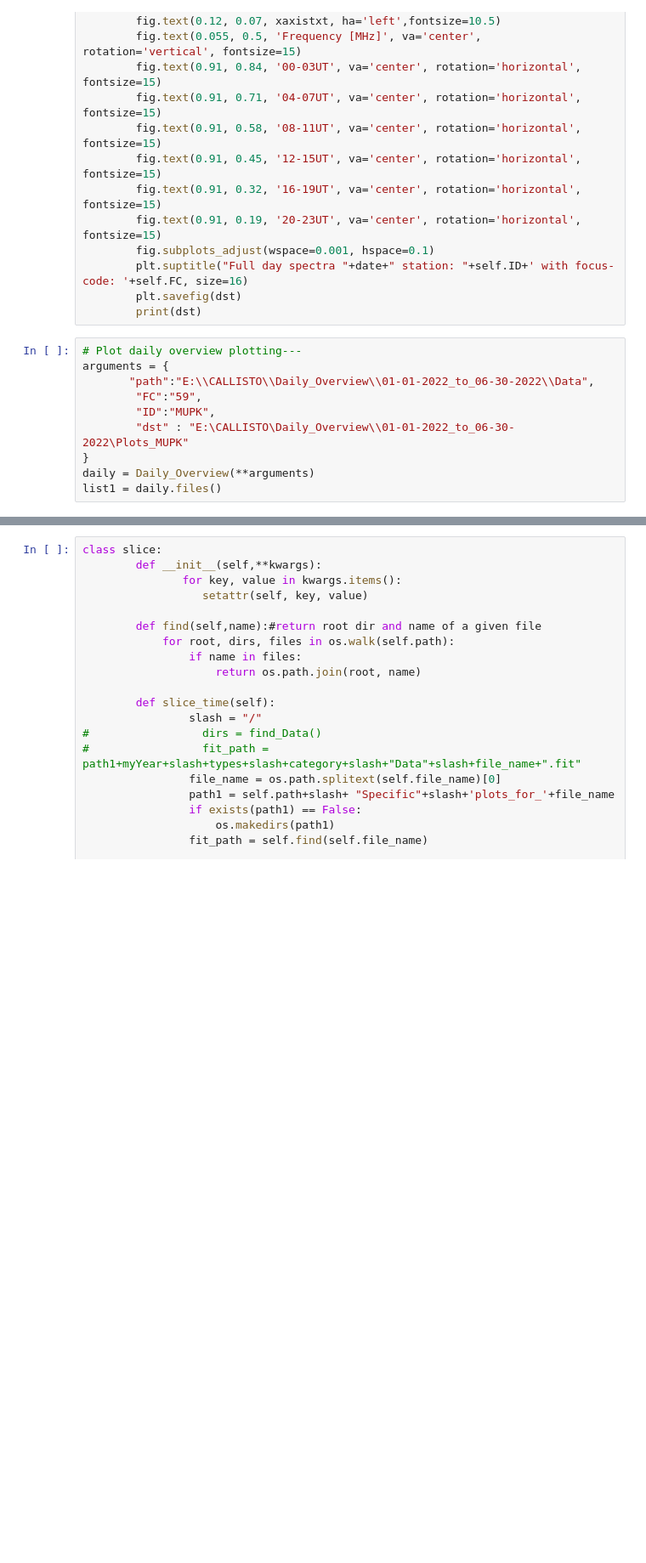
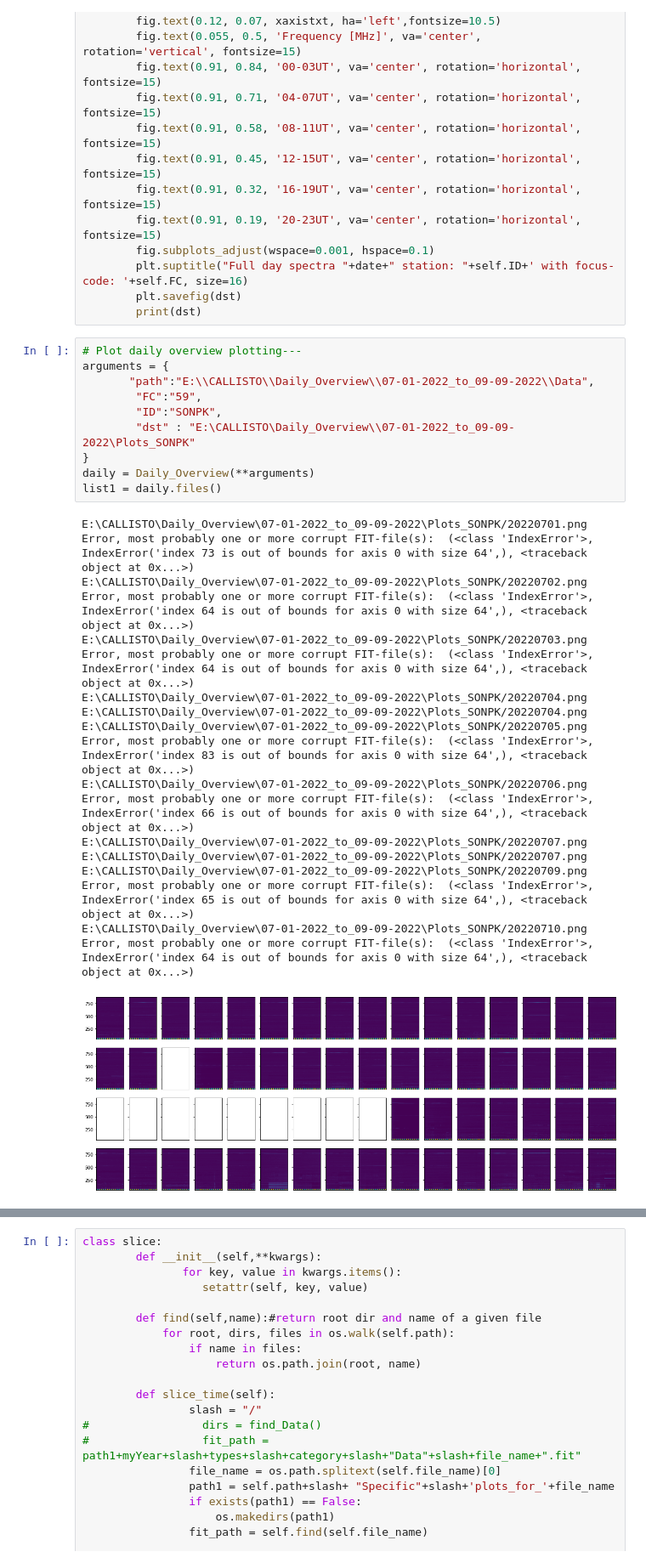
Before and after one commit to Yasirkhan1301/Callisto-Codes, a Jupyter notebook: Auto_processor.ipynb, the cells around one changed output, grey strips where cells are left out. Shown at 85% size. Saved outputs shown, nothing was run; the diff lists cells and outputs as text; blank space fills up the shorter version.

```diff
--- a/Auto_processor.ipynb
+++ b/Auto_processor.ipynb
@@ -461,10 +465,30 @@ class Daily_Overview:
 # %%
 # Plot daily overview plotting---
 arguments = {
-       "path":"E:\\CALLISTO\\Daily_Overview\\01-01-2022_to_06-30-2022\\Data",
+       "path":"E:\\CALLISTO\\Daily_Overview\\07-01-2022_to_09-09-2022\\Data",
         "FC":"59",
-        "ID":"MUPK",
-        "dst" : "E:\CALLISTO\Daily_Overview\\01-01-2022_to_06-30-2022\Plots_MUPK"
+        "ID":"SONPK",
+        "dst" : "E:\CALLISTO\Daily_Overview\\07-01-2022_to_09-09-2022\Plots_SONPK"
 }
 daily = Daily_Overview(**arguments)
 list1 = daily.files()
+# %% [output]
+E:\CALLISTO\Daily_Overview\07-01-2022_to_09-09-2022\Plots_SONPK/20220701.png
+Error, most probably one or more corrupt FIT-file(s):  (<class 'IndexError'>, IndexError('index 73 is out of bounds for axis 0 with size 64',), <traceback object at 0x...>)
+E:\CALLISTO\Daily_Overview\07-01-2022_to_09-09-2022\Plots_SONPK/20220702.png
+Error, most probably one or more corrupt FIT-file(s):  (<class 'IndexError'>, IndexError('index 64 is out of bounds for axis 0 with size 64',), <traceback object at 0x...>)
+E:\CALLISTO\Daily_Overview\07-01-2022_to_09-09-2022\Plots_SONPK/20220703.png
+Error, most probably one or more corrupt FIT-file(s):  (<class 'IndexError'>, IndexError('index 64 is out of bounds for axis 0 with size 64',), <traceback object at 0x...>)
+E:\CALLISTO\Daily_Overview\07-01-2022_to_09-09-2022\Plots_SONPK/20220704.png
+E:\CALLISTO\Daily_Overview\07-01-2022_to_09-09-2022\Plots_SONPK/20220704.png
+E:\CALLISTO\Daily_Overview\07-01-2022_to_09-09-2022\Plots_SONPK/20220705.png
+Error, most probably one or more corrupt FIT-file(s):  (<class 'IndexError'>, IndexError('index 83 is out of bounds for axis 0 with size 64',), <traceback object at 0x...>)
+E:\CALLISTO\Daily_Overview\07-01-2022_to_09-09-2022\Plots_SONPK/20220706.png
+Error, most probably one or more corrupt FIT-file(s):  (<class 'IndexError'>, IndexError('index 66 is out of bounds for axis 0 with size 64',), <traceback object at 0x...>)
+E:\CALLISTO\Daily_Overview\07-01-2022_to_09-09-2022\Plots_SONPK/20220707.png
+E:\CALLISTO\Daily_Overview\07-01-2022_to_09-09-2022\Plots_SONPK/20220707.png
+E:\CALLISTO\Daily_Overview\07-01-2022_to_09-09-2022\Plots_SONPK/20220709.png
+Error, most probably one or more corrupt FIT-file(s):  (<class 'IndexError'>, IndexError('index 65 is out of bounds for axis 0 with size 64',), <traceback object at 0x...>)
+E:\CALLISTO\Daily_Overview\07-01-2022_to_09-09-2022\Plots_SONPK/20220710.png
+Error, most probably one or more corrupt FIT-file(s):  (<class 'IndexError'>, IndexError('index 64 is out of bounds for axis 0 with size 64',), <traceback object at 0x...>)
+[figure, added]
```
Also changed, not shown: parts of 3 cells of this notebook.
